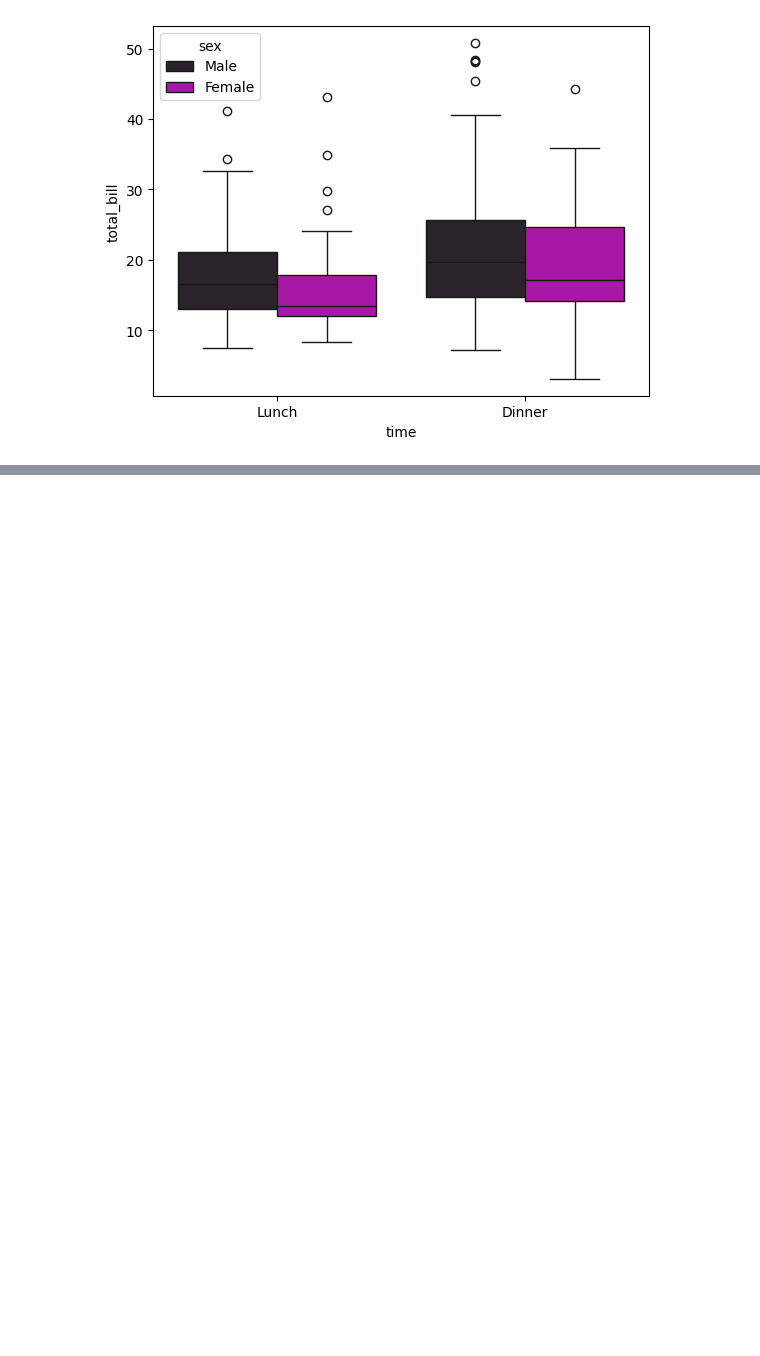
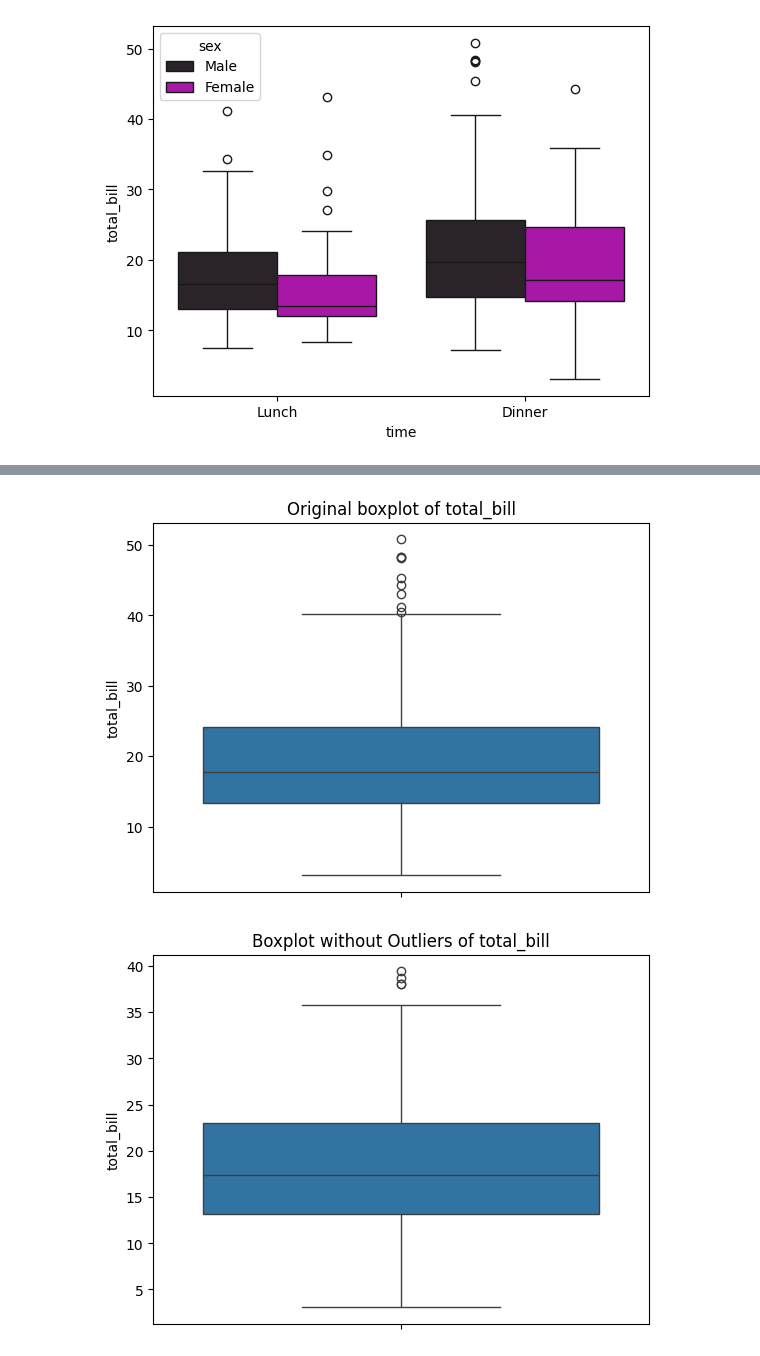
Before and after one commit to Nandana-Anil/Machine_Learning, a Jupyter notebook: Visualization/seaborn/tips.ipynb, the cells around one changed output, grey strips where cells are left out. Saved outputs shown, nothing was run; the diff lists cells and outputs as text; code cells hidden in the pictures; blank space fills up the shorter version.

Commit message:
Outlier Removal

```diff
--- a/Visualization/seaborn/tips.ipynb
+++ b/Visualization/seaborn/tips.ipynb
@@ -147,0 +150,16 @@ Setting a gradient palette using color= is deprecated and will be removed in v0.
+# %%
+#function to remove outliers using threshold found from boxplot
+
+import matplotlib.pyplot as plt
+
+def removal_boxplot(df, col, threshold):
+    sns.boxplot(df[col])
+    plt.title(f"Original boxplot of {col}")
+    plt.show()
+
+    removed_outliers=df[df[col] <= threshold]
+
+    sns.boxplot(removed_outliers[col])
+    plt.title(f'Boxplot without Outliers of {col}')
+    plt.show()
+    return removed_outliers
@@ -147,0 +171,6 @@ Setting a gradient palette using color= is deprecated and will be removed in v0.
+# %%
+thresh_val=40
+no_out=removal_boxplot(df,'total_bill',thresh_val)
+# %% [output]
+[figure, added]
+[figure, added]
```
Also changed, not shown: parts of 5 cells of this notebook, 1 other file.
